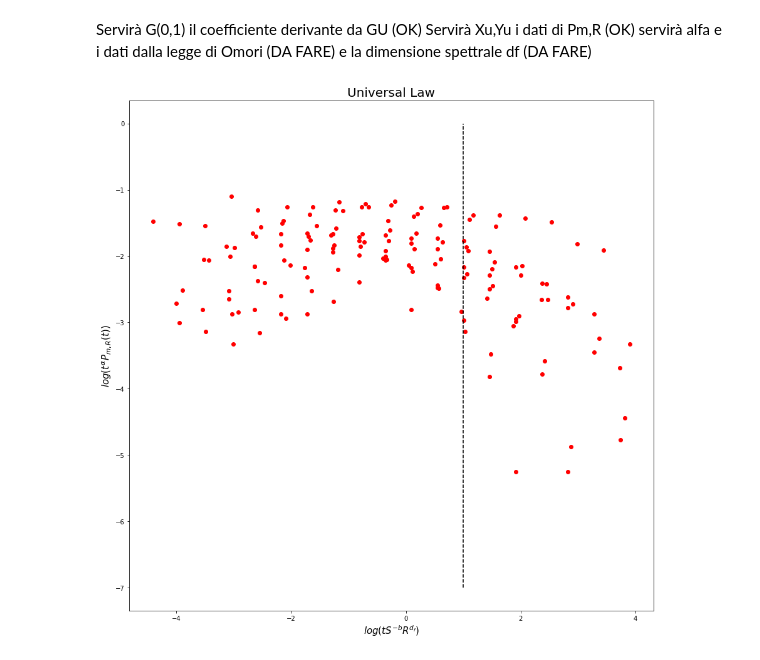
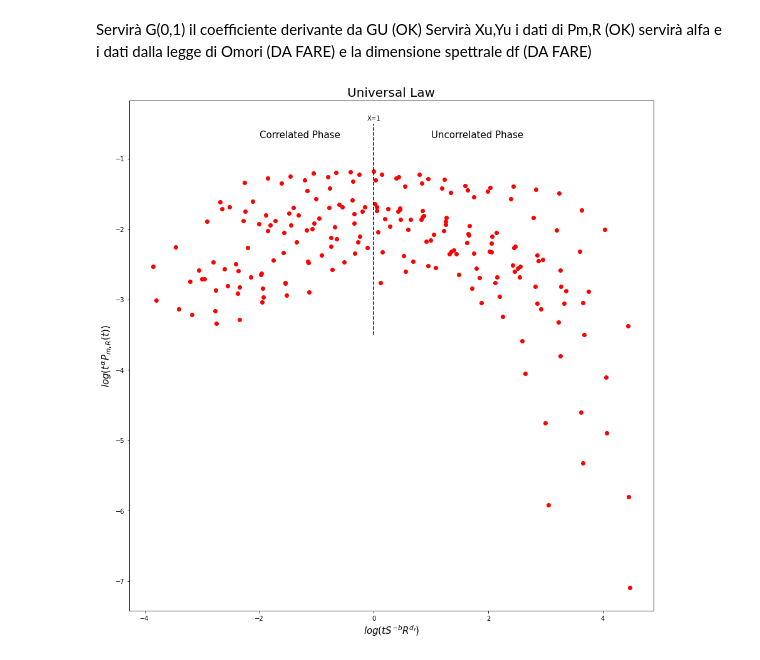
Before and after one commit to andreazanola98/Earthquake-Data-Analysis, a Jupyter notebook: Andrea.ipynb, the cells around one changed output. Cells and saved outputs as stored; diff of their text form; code cells hidden in the pictures.

```diff
--- a/Andrea.ipynb
+++ b/Andrea.ipynb
@@ -44,7 +44,7 @@ extmv0=np.array([-4,-4,-4,-1])
 extmv1=np.array([2,4,4,4])
 ncpd=3 #number of class per decade
 num_bins=(extmv1-extmv0)*(ncpd-1)
-R=np.matrix('100000 100000 100000 100000;10000 10000 10000 10000;1000 1000 1000 1000')
+R=np.matrix('200000 200000 200000 200000;70000 70000 70000 70000;15000 15000 15000 15000')
 l=np.shape(R)[0]
 colors=['red','blue','green']
 markers=['o','+','x','s']
@@ -86,13 +86,14 @@ for i in range(2):
             dr.insert(loc=1, column='dt', value=df['t'][dr.index])
             dr['dt']=dr['dt'].diff()
             dr=dr.drop(dr.index[0])
-            Tlim=0.00001 #40s as written in the paper
+            Tlim=0.0001 #40s as written in the paper
             Tlimm=10**20
             mask1=(dr['dt']<Tlim) | (dr['dt']>Tlimm)
             dr=dr.drop(dr[mask1].index)
+          #  print(np.max(dr['dpw']))
             dr=dr.drop(dr[dr['dpw'] > R[z,p(i,j)]].index)
 
-            counts, bins, hbars =axu.hist(dr['dt'], visible=0,bins=np.logspace(-1,9,23),density=1)
+            counts, bins, hbars =axu.hist(dr['dt'], visible=0,bins=np.logspace(-1,9,26),density=1) #-1,8 19  // -1,9 26
             yhb=counts[counts>0]
             yhb=yhb
             Yu=np.insert(Yu,0,yhb)
@@ -101,7 +102,7 @@ for i in range(2):
             Xu=np.insert(Xu,0,xF)
             dfu=np.insert(dfu,0,np.ones(len(xF))*dfv[p(i,j)])
             alphau=np.insert(alphau,0,np.ones(len(xF))*alpha[p(i,j)])
-          #  Cu=np.insert(Cu,0,np.ones(len(xF))*C[p(i,j)])
+            Cu=np.insert(Cu,0,np.ones(len(xF))*C[p(i,j)])
             mu=np.insert(mu,0,np.ones(len(xF))*magth[p(i,j)])
             Ru=np.insert(Ru,0,np.ones(len(xF))*R[z,p(i,j)])
 
@@ -123,7 +124,7 @@ res = stats.linregress(np.log10(Xu),np.log10(Yu))
 xx=np.linspace(-1,9,100)
 axu.plot(xx,f(xx,U[0][0],U[0][1]),'orange',label='fit')
 axu.set_xlim(-1,9);
-axu.set_ylim(-10.1,-1);
+axu.set_ylim(-10.5,-1);
 
 print('---Fit Parameters with Errors---')
 print('a=%.2f'%U[0][0],'+-%.2f'%U[1][0,0]**0.5)
@@ -404,20 +393,22 @@ Servirà G(0,1) il coefficiente derivante da GU (OK) Servirà Xu,Yu i dati di Pm
 # %%
 fig0, axt = plt.subplots(figsize=(15,15))
 
 b=G[0][1]
 Yt1=alphau*np.log10(Xu)+np.log10(Yu)
-dfut=1.3
-Xt1=np.log10(Xu) + b*mu + dfu*np.log10(Ru)  -4
+Xt1=np.log10(Xu) + b*mu + dfu*np.log10(Ru) -4
 
-#alfac=1
-#dsfc=1
-#Yt2=alfac*np.log10(Xu)+np.log10(Yu)
-#Xt2=np.log10(Xu)+b*mu + dfu*np.log10(Ru)  -4
+#Yt2=alphau*np.log10(Xu)+np.log10(Yu)
+#Xt2=np.log10(Xu) + 1*b*mu + dfu*np.log10(Ru)  -4
+
 
 axt.scatter(Xt1,Yt1,color='red')
+#axt.scatter(Xt2,Yt2,color='blue')
 axt.set_title('Universal Law',size=20)
 axt.set_xlabel('$log(tS^{-b}R^{d_{f}})$',size=15)
 axt.set_ylabel('$log(t^{\\alpha}P_{m,R}(t))$',size=15)
-axt.plot(np.ones(100),np.linspace(-7,0,100),'k--');
+axt.plot(np.zeros(100),np.linspace(-3.5,-0.5,100),'k--');
+axt.text(1,-0.7, 'Uncorrelated Phase',size=15);
+axt.text(-2,-0.7, 'Correlated Phase',size=15);
+axt.text(-0.12,-0.45, 'X=1');
 # %% [output]
-[figure, old version]
+[figure, new version]
```
Also changed, not shown: parts of 10 cells of this notebook.
